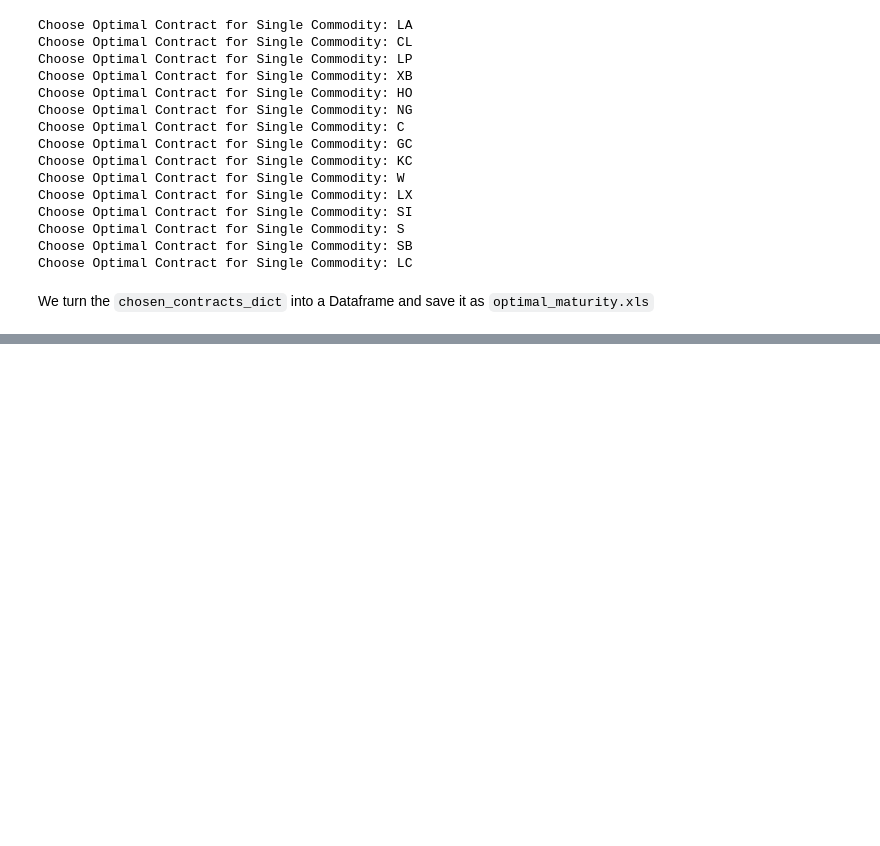
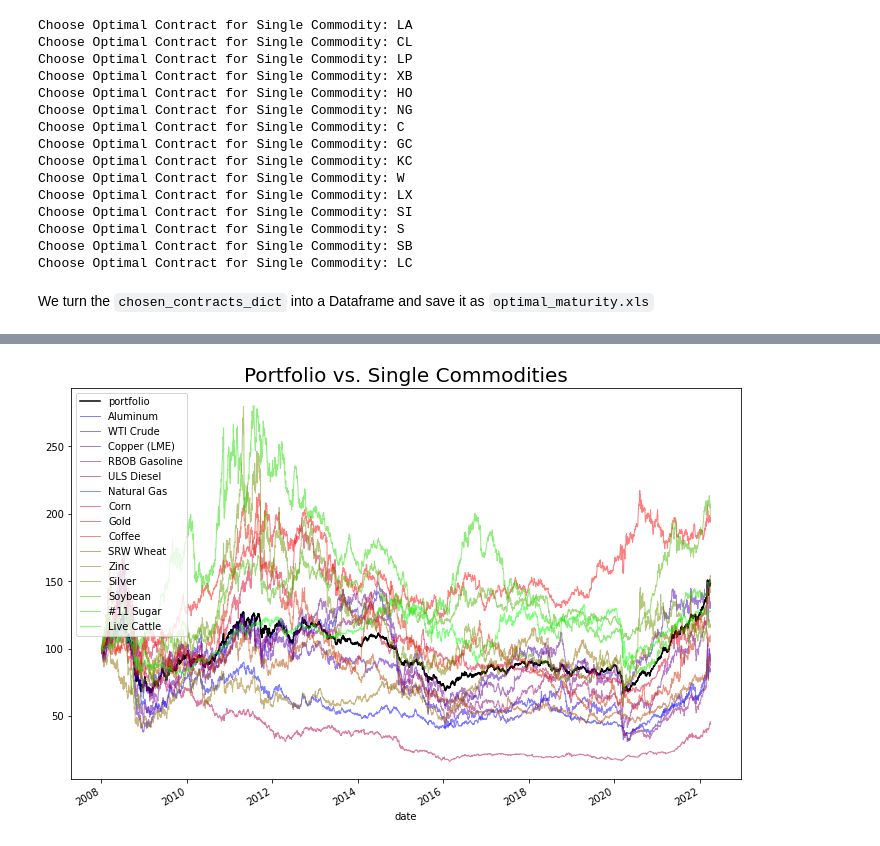
Before and after one commit to lucaberlanda/Magazzino, a Jupyter notebook: WisdomTreeAssignment.ipynb, the cells around one changed output, grey strips where cells are left out. Cells and saved outputs as stored; diff of their text form; code cells hidden in the pictures; blank space fills up the shorter version.

```diff
--- a/WisdomTreeAssignment.ipynb
+++ b/WisdomTreeAssignment.ipynb
@@ -214,9 +220,13 @@ weights = pd.concat(weights_dict, axis=1)
 weights = weights.shift().dropna(how='all')
 price_df = price_df.truncate(before=weights.index[0])
 
+empty_contracts = weights.sum()[weights.sum() == 0].index
+price_df = price_df.drop(empty_contracts, axis=1)
+weights = weights.drop(empty_contracts, axis=1)
+
 ts_dict = {}
 for cd in codes:
-    print('Backtest Strategy For Single Commodity: {}'.format(cd))
+    print('Backtest Strategy For Single Commodity: {} - {}'.format(cd, 'Monthly Rebalancing'))
     price_df_single = price_df.loc[:, cd]
     weights_single = weights.loc[:, cd]
     strategy_class, strategy_ts = backtest_strategy(prices=price_df_single, w=weights_single)
@@ -253,0 +272,12 @@ plt.show()
+# %%
+ts_dict = {}
+for cd in codes:
+    print('Backtest Strategy For Single Commodity: {} - {}'.format(cd, 'Daily Rebalancing'))
+    price_df_single = price_df.loc[:, cd]
+    weights_single = weights.loc[:, cd]
+    strategy_class, strategy_ts = backtest_strategy(prices=price_df_single, w=weights_single, rebalancing='daily')
+    ts_dict[cd] = strategy_ts
+
+print('Backtest Full Strategy')
+ptf_class, ptf_ts = backtest_strategy(prices=price_df, w=weights, rebalancing='daily')
+ts_dict['portfolio'] = ptf_ts
@@ -253,0 +301,13 @@ plt.show()
+# %%
+fig = plt.figure(figsize=(12, 8))
+ax = fig.add_subplot(1, 1, 1)
+
+to_plot = rebase_at_x(pd.concat(ts_dict, axis=1))
+
+to_plot.loc[:, 'portfolio'].plot(color='black', ax=ax, legend=True)
+to_plot.drop('portfolio', axis=1).rename(names_mapping, axis=1).plot(cmap='brg', ax=ax, alpha=0.5, linewidth=1)
+ax.set_title('Portfolio vs. Single Commodities', fontsize=20)
+
+plt.show()
+# %% [output]
+[figure, added]
```
Also changed, not shown: parts of 7 cells of this notebook, 2 other files.
